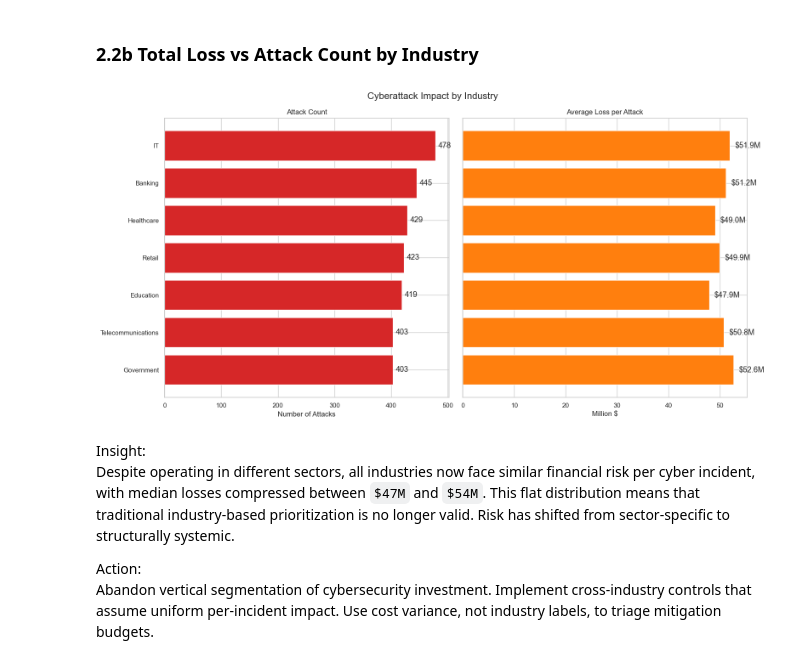
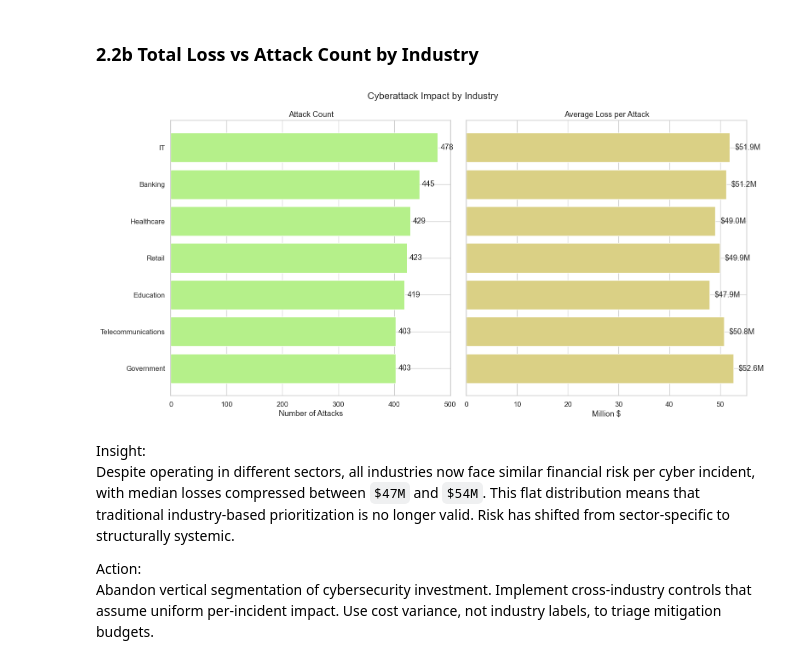
Before and after one commit to dolludaa/Global-Cybersecurity-Threats-2015-2024, a Jupyter notebook: business_analysis.ipynb, the cells around one changed output. Cells and saved outputs as stored; diff of their text form; code cells hidden in the pictures.

```diff
--- a/business_analysis.ipynb
+++ b/business_analysis.ipynb
@@ -55,8 +55,8 @@ import matplotlib.pyplot as plt
 import seaborn as sns
 import numpy as np
 
-sns.set(style="whitegrid")
-palette = sns.color_palette("tab10")
+sns.set_theme(style="whitegrid", font_scale=1.1)
+palette = sns.color_palette("terrain")
 # %% [markdown]
 ### Data Source:
 https://www.kaggle.com/datasets/atharvasoundankar/global-cybersecurity-threats-2015-2024
@@ -146,7 +146,7 @@ trend = trend[top_types]
 
 linestyles = ['-', '--', ':']
 color_map = {
-    'Phishing': palette[2],
+    'Phishing': palette[5],
     'DDoS': palette[4],
     'SQL Injection': palette[1]
 }
@@ -482,32 +482,32 @@ Use normalized loss metrics to inform budget allocation across sectors with simi
 # %%
 loss_industry = df.groupby('Target Industry')['Financial Loss (in Million $)'].sum()
 count_industry = df['Target Industry'].value_counts()
 avg_loss = loss_industry / count_industry
 
 combined_df = pd.DataFrame({
     'Attack Count': count_industry,
     'Avg Loss': avg_loss
 }).sort_values('Attack Count', ascending=True)
 
 fig, axes = plt.subplots(1, 2, figsize=(16, 8), sharey=True)
 
-axes[0].barh(combined_df.index, combined_df['Attack Count'], color=palette[3])
+axes[0].barh(combined_df.index, combined_df['Attack Count'], color=palette[2])
 for i, (value, label) in enumerate(zip(combined_df['Attack Count'], combined_df.index)):
     axes[0].text(value + 5, i, f'{int(value)}', va='center', fontsize=13)
 axes[0].set_title('Attack Count')
 axes[0].set_xlabel('Number of Attacks')
 
-axes[1].barh(combined_df.index, combined_df['Avg Loss'], color=palette[1])
+axes[1].barh(combined_df.index, combined_df['Avg Loss'], color=palette[3])
 for i, (value, label) in enumerate(zip(combined_df['Avg Loss'], combined_df.index)):
     axes[1].text(value + 1, i, f"${value:.1f}M", va='center', fontsize=13)
 axes[1].set_title('Average Loss per Attack')
 axes[1].set_xlabel('Million $')
 
 plt.suptitle('Cyberattack Impact by Industry', fontsize=16)
 plt.tight_layout()
 plt.show()
 # %% [output]
-[figure, old version]
+[figure, new version]
 # %% [markdown]
 Insight:
 Despite operating in different sectors, all industries now face similar financial risk per cyber incident, with median losses compressed between `$47M` and `$54M`.
```
Also changed, not shown: parts of 29 cells of this notebook.
